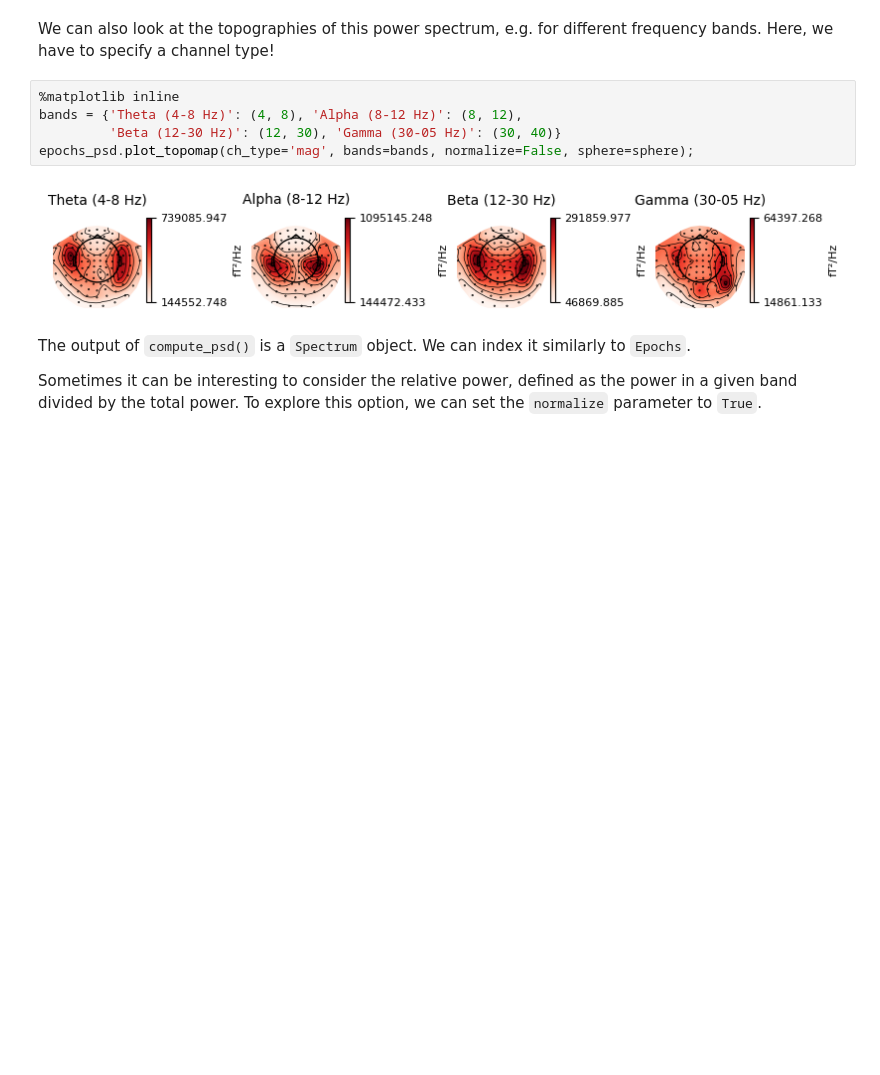
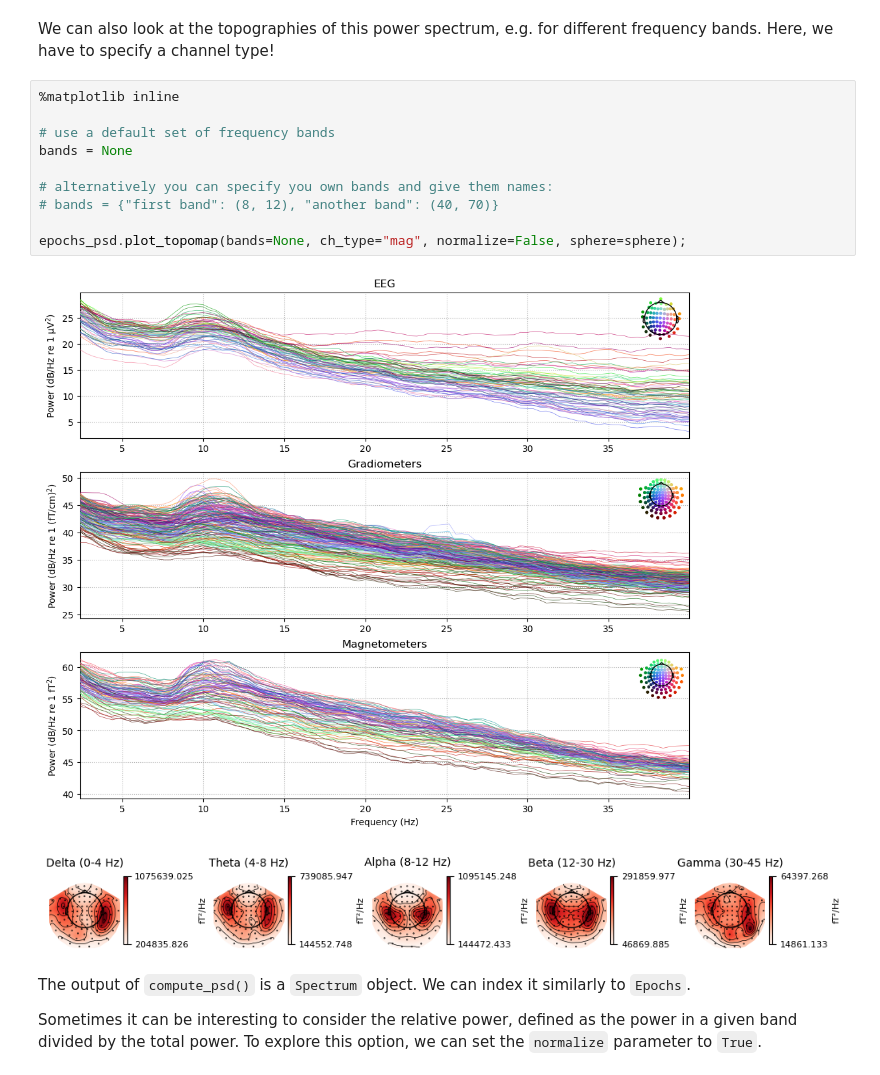
Before and after one commit to dnacombo/mne_pratical_meeg, a Jupyter notebook: 3-Time_frequency_analysis.ipynb, the cells around one changed output. Cells and saved outputs as stored; diff of their text form; blank space fills up the shorter version.

```diff
--- a/3-Time_frequency_analysis.ipynb
+++ b/3-Time_frequency_analysis.ipynb
@@ -99,13 +99,19 @@ epochs_psd.plot(sphere=sphere);
 </div>
 # %% [markdown]
 We can also look at the topographies of this power spectrum, e.g. for different frequency bands. Here, we have to specify a channel type!
-# %%
-%matplotlib inline
-bands = {'Theta (4-8 Hz)': (4, 8), 'Alpha (8-12 Hz)': (8, 12),
-         'Beta (12-30 Hz)': (12, 30), 'Gamma (30-05 Hz)': (30, 40)}
-epochs_psd.plot_topomap(ch_type='mag', bands=bands, normalize=False, sphere=sphere);
-# %% [output]
-[figure, removed]
+# %%
+%matplotlib inline
+
+# use a default set of frequency bands
+bands = None
+
+# alternatively you can specify you own bands and give them names:
+# bands = {"first band": (8, 12), "another band": (40, 70)}
+
+epochs_psd.plot_topomap(bands=None, ch_type="mag", normalize=False, sphere=sphere);
+# %% [output]
+[figure, added]
+[figure, added]
 # %% [markdown]
 The output of `compute_psd()` is a `Spectrum` object. We can index it similarly to `Epochs`.
 
```
Also changed, not shown: parts of 16 cells of this notebook, 7 other files.
